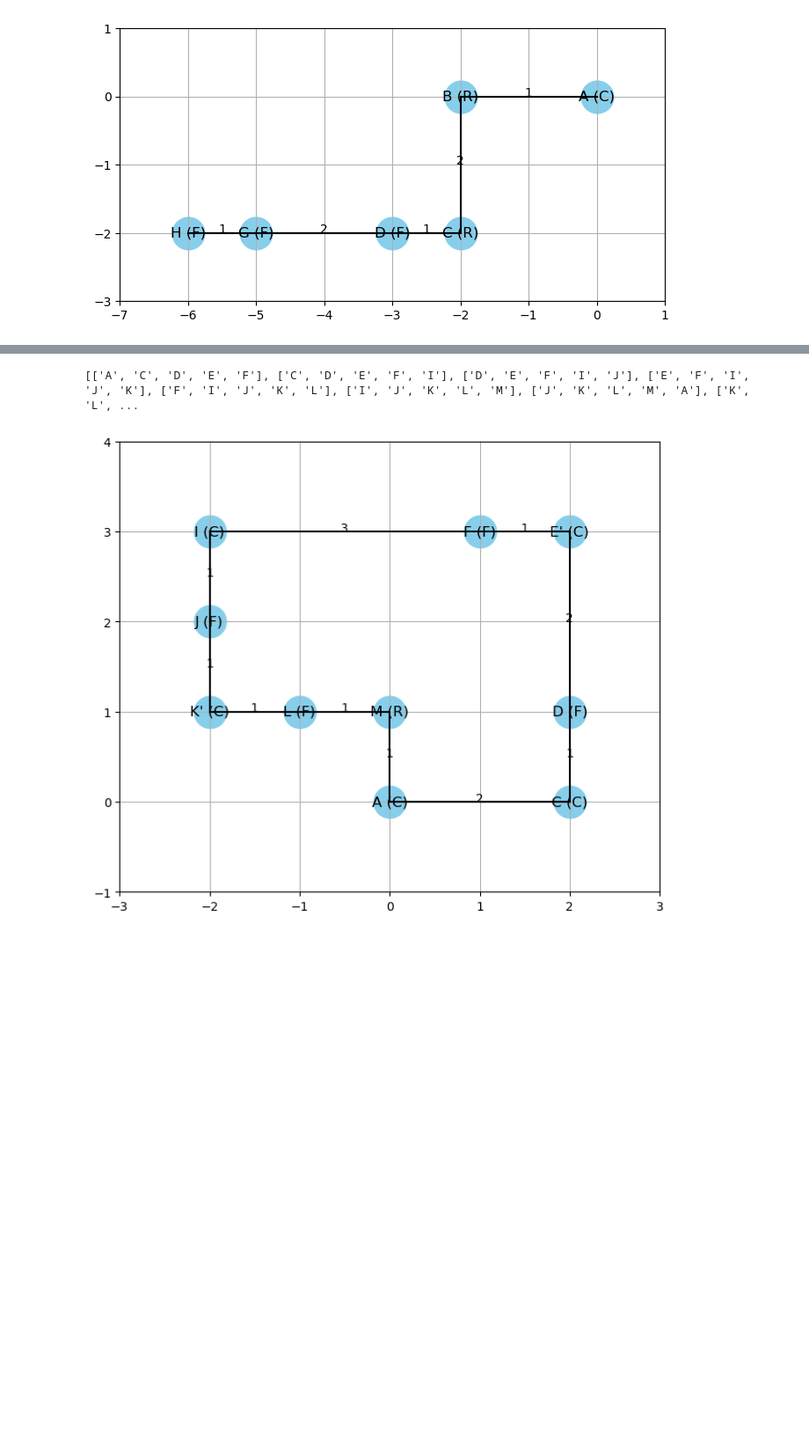
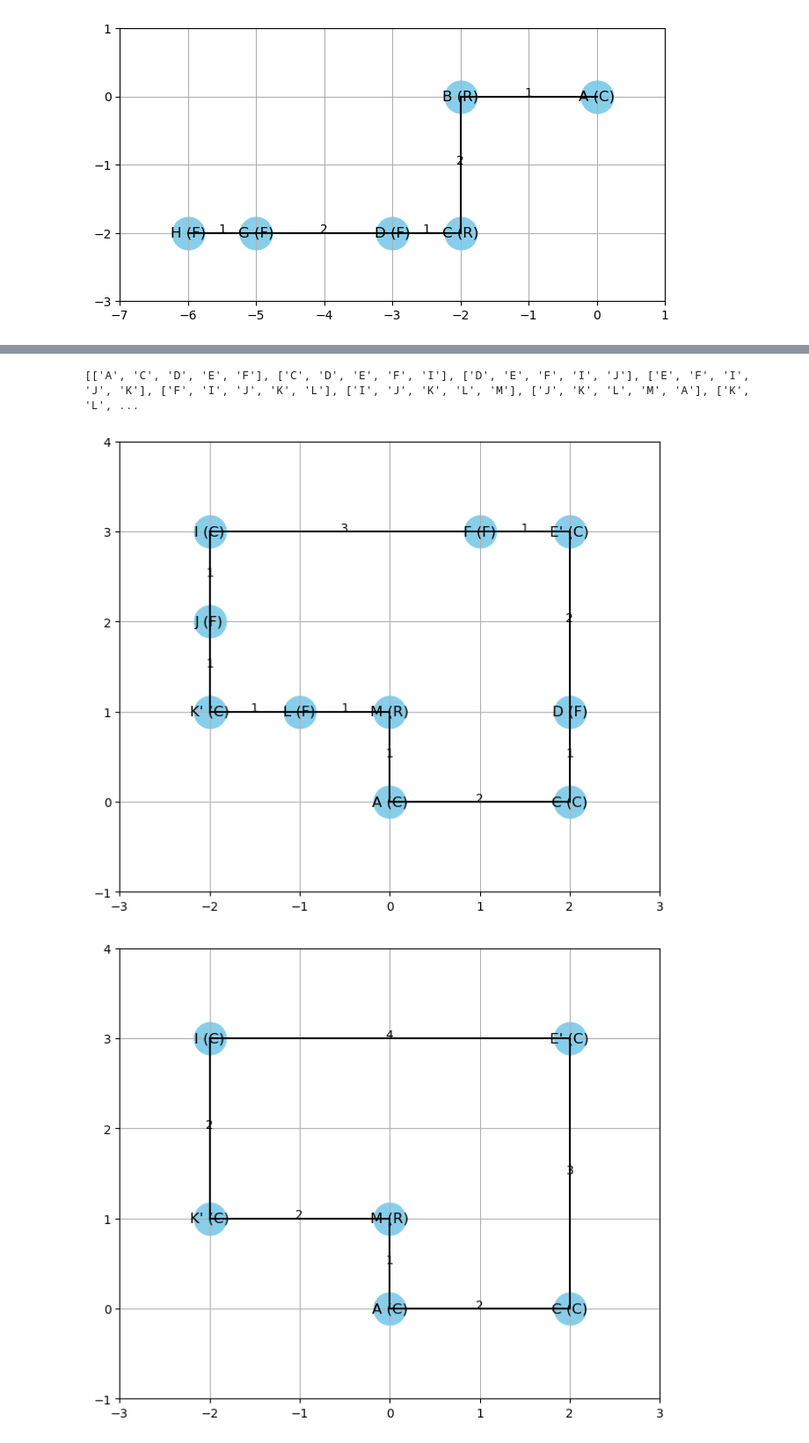
Before and after one commit to KislayTandon22/Graph-Orthogonal-Visualization, a Jupyter notebook: Graph Visualizer/drawing.ipynb, the cells around one changed output, grey strips where cells are left out. Shown: that part at 88% size. Drawn from its saved outputs; the diff is of its cells as text; code cells hidden in the pictures; blank space fills up the shorter version.

Commit message:
Implemented reduction 5

```diff
--- a/Graph Visualizer/drawing.ipynb
+++ b/Graph Visualizer/drawing.ipynb
@@ -741,30 +741,38 @@ wg.add_vertex('J', 'C')
 wg.add_vertex('K', 'R')
 wg.add_vertex('L', 'C')
 wg.add_vertex('M', 'R')
 
 wg.add_edge('A','B',1,'E')
 wg.add_edge('B','C',1,'E')
 wg.add_edge('C','D',1,'N')
 wg.add_edge('D','E',1,'W')
 wg.add_edge('E','F',2,'N')
 wg.add_edge('F','G',1,'W')
 wg.add_edge('G','H',1,'W')
 wg.add_edge('H','I',1,'W')
 wg.add_edge('I','J',1,'S')
 wg.add_edge('J','K',1,'E')
 wg.add_edge('K','L',1,'S')
 wg.add_edge('L','M',1,'E')
 wg.add_edge('M','A',1,'S')
 
 
 
 
 reduction1(wg)
 wg.draw_graph()
 print(find_paths_with_crc(wg))
 reduction_5(wg)
 wg.draw_graph()
+reduction1(wg)
+wg.draw_graph()
+reduction_5(wg)
+wg.draw_graph()
+
+reduction1(wg)
+wg.print_graph()
 # %% [output]
 [figure]
 [['A', 'C', 'D', 'E', 'F'], ['C', 'D', 'E', 'F', 'I'], ['D', 'E', 'F', 'I', 'J'], ['E', 'F', 'I', 'J', 'K'], ['F', 'I', 'J', 'K', 'L'], ['I', 'J', 'K', 'L', 'M'], ['J', 'K', 'L', 'M', 'A'], ['K', 'L', ...
 [figure]
+[figure, added]
```
Also changed, not shown: parts of 1 cell of this notebook.
